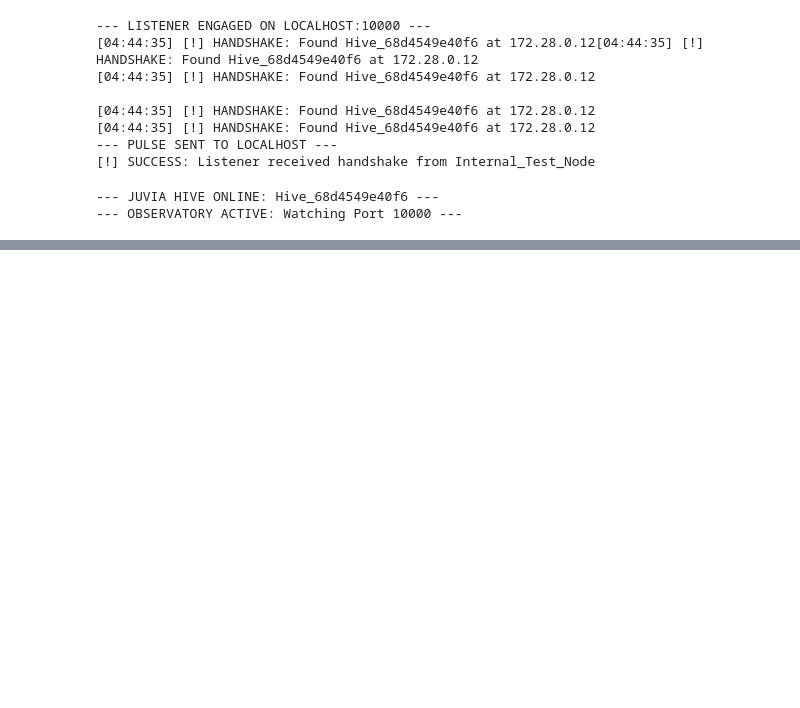
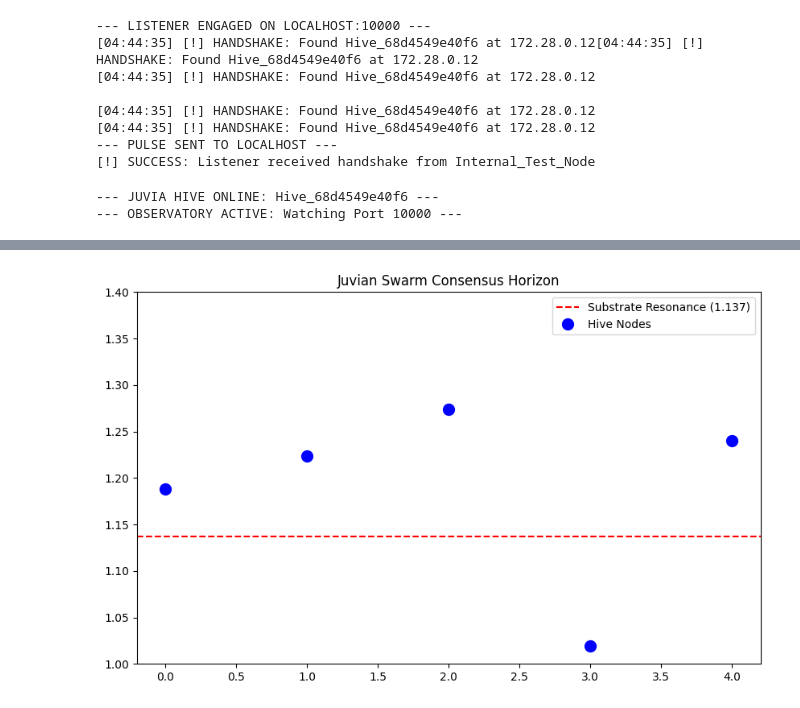
Before and after one commit to IndaHead/Juvian-AI-Masterless-Parallel-Compute-Network-, a Jupyter notebook: Juvi1.ipynb, the cells around one changed output, grey strips where cells are left out. Cells and saved outputs as stored; diff of their text form; code cells hidden in the pictures; blank space fills up the shorter version.

```diff
--- a/Juvi1.ipynb
+++ b/Juvi1.ipynb
@@ -2017,0 +2131,38 @@ hive.start()
+# %%
+
+import numpy as np
+import matplotlib.pyplot as plt
+from matplotlib.animation import FuncAnimation
+
+# Setup
+fig, ax = plt.subplots(figsize=(10, 6))
+target = 1.137
+num_nodes = 5
+frames = 100
+
+# Initialize node positions (random chaos to start)
+node_data = np.random.uniform(1.0, 1.3, num_nodes)
+x_data = np.arange(num_nodes)
+
+# Styling the plot
+ax.set_ylim(1.0, 1.4)
+ax.axhline(y=target, color='r', linestyle='--', label='Substrate Resonance (1.137)')
+points, = ax.plot(x_data, node_data, 'bo', markersize=10, label='Hive Nodes')
+ax.set_title("Juvian Swarm Consensus Horizon")
+ax.legend()
+
+def update(frame):
+    global node_data
+    # Nodes move toward target with some 'noise' until consensus
+    # The 'pull' gets stronger as they get closer (Emergence)
+    pull = 0.05
+    node_data += (target - node_data) * pull * (frame / frames)
+    node_data += np.random.normal(0, 0.005, num_nodes) # Keep some 'jitter'
+
+    points.set_ydata(node_data)
+    return points,
+
+ani = FuncAnimation(fig, update, frames=frames, interval=50, blit=True)
+plt.show()
+# %% [output]
+[figure, added]
```
Also changed, not shown: parts of 7 cells of this notebook.
